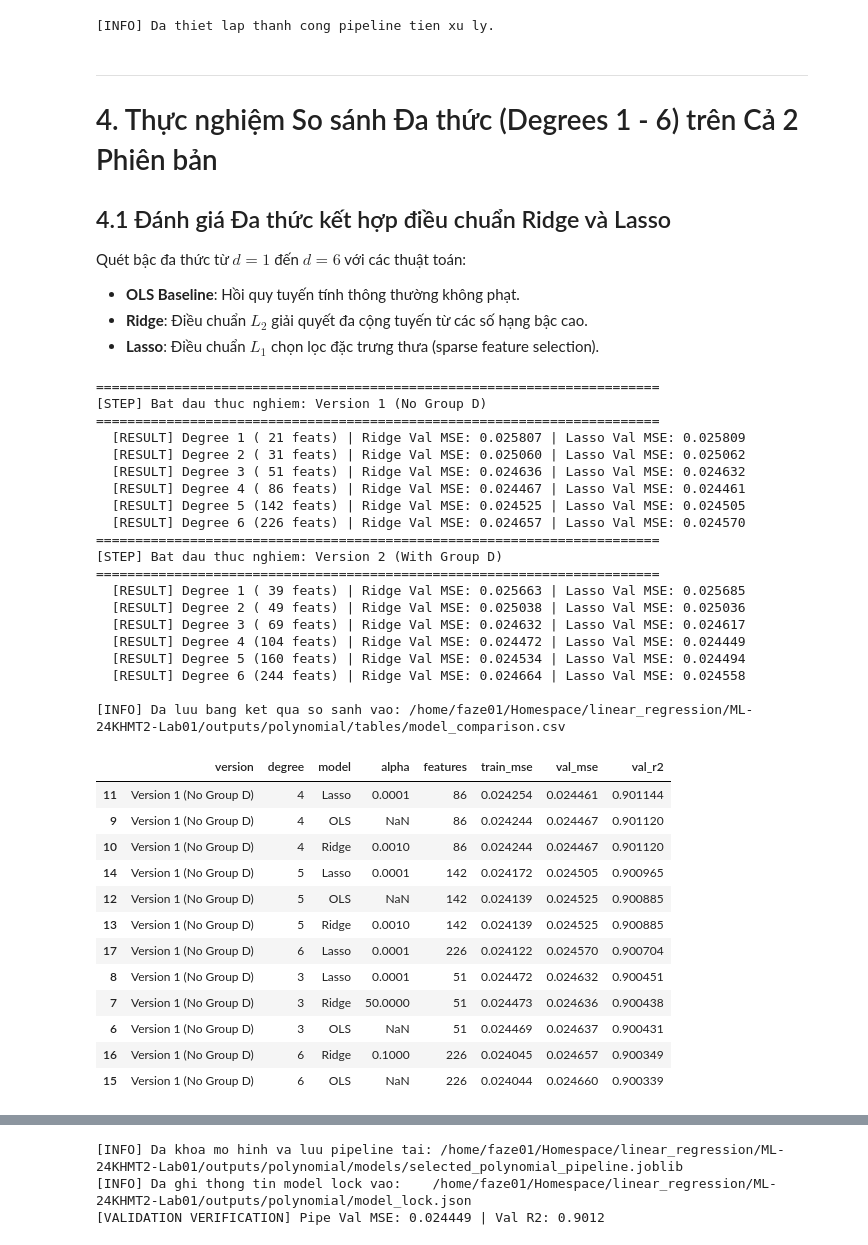
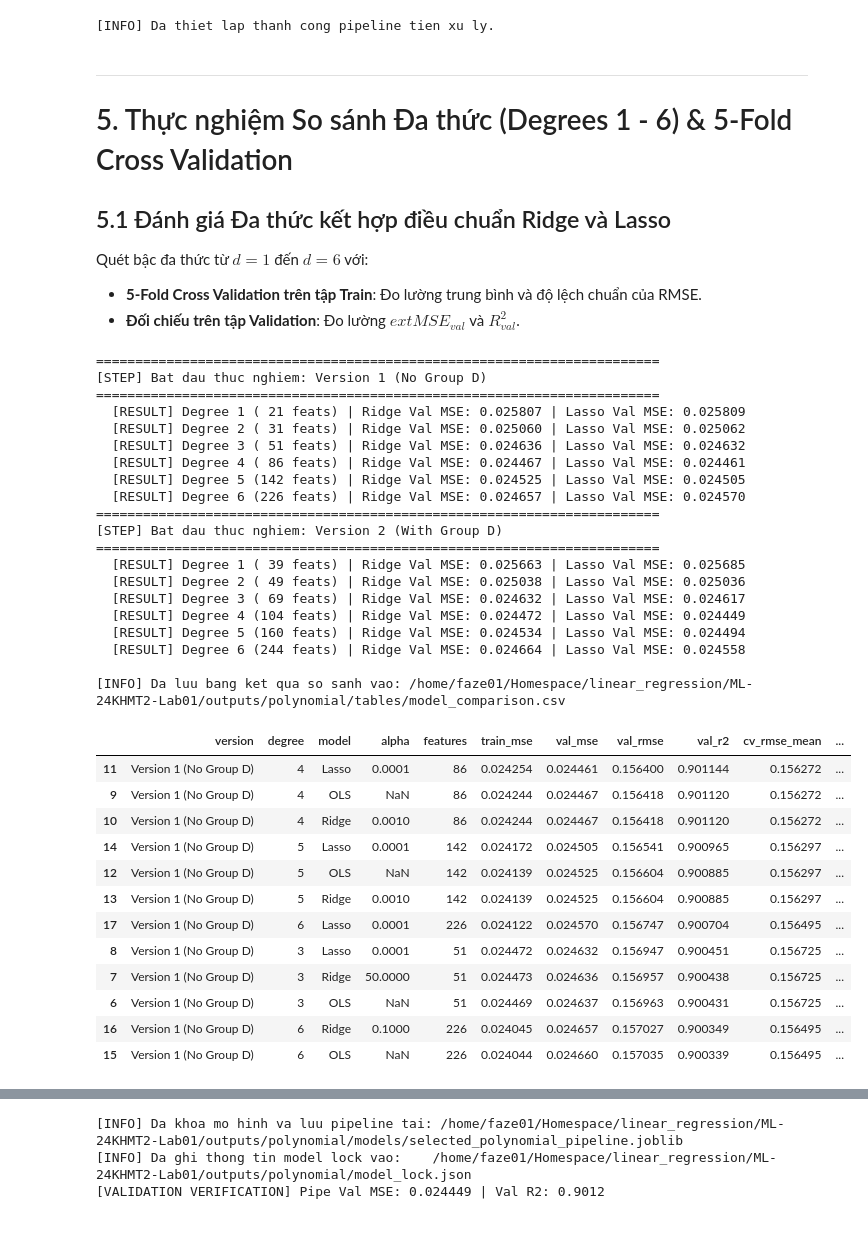
Before and after one commit to THANForeigner/ML-24KHMT2-Lab01, a Jupyter notebook: outputs/polynomial/executed_notebook.ipynb, the cells around one changed output, grey strips where cells are left out. Saved outputs shown, nothing was run; the diff lists cells and outputs as text; code cells hidden in the pictures.

```diff
--- a/outputs/polynomial/executed_notebook.ipynb
+++ b/outputs/polynomial/executed_notebook.ipynb
@@ -175,17 +207,18 @@ print("[INFO] Da thiet lap thanh cong pipeline tien xu ly.")
 [INFO] Da thiet lap thanh cong pipeline tien xu ly.
 # %% [markdown]
 ---
-# 4. Thực nghiệm So sánh Đa thức (Degrees 1 - 6) trên Cả 2 Phiên bản
-## 4.1 Đánh giá Đa thức kết hợp điều chuẩn Ridge và Lasso
+# 5. Thực nghiệm So sánh Đa thức (Degrees 1 - 6) & 5-Fold Cross Validation
+## 5.1 Đánh giá Đa thức kết hợp điều chuẩn Ridge và Lasso
 
-Quét bậc đa thức từ $d = 1$ đến $d = 6$ với các thuật toán:
-- **OLS Baseline**: Hồi quy tuyến tính thông thường không phạt.
-- **Ridge**: Điều chuẩn $L_2$ giải quyết đa cộng tuyến từ các số hạng bậc cao.
-- **Lasso**: Điều chuẩn $L_1$ chọn lọc đặc trưng thưa (sparse feature selection).
+Quét bậc đa thức từ $d = 1$ đến $d = 6$ với:
+- **5-Fold Cross Validation trên tập Train**: Đo lường trung bình và độ lệch chuẩn của RMSE.
+- **Đối chiếu trên tập Validation**: Đo lường $	ext{MSE}_{val}$ và $R^2_{val}$.
 # %%
 degrees = [1, 2, 3, 4, 5, 6]
 alphas_ridge = [1e-3, 1e-2, 0.1, 1.0, 10.0, 50.0, 100.0]
 alphas_lasso = [1e-4, 5e-4, 1e-3, 5e-3, 1e-2]
+
+kf = KFold(n_splits=5, shuffle=True, random_state=42)
 
 results_all = []
 trained_models_storage = {}
@@ -200,6 +233,16 @@ for version_name, use_d in [('Version 1 (No Group D)', False), ('Version 2 (With
             train_df, val_df, use_group_d=use_d, degree=deg
         )
 
+        # 5-fold CV folds tren train cho Ridge mac dinh
+        cv_rmses = []
+        for tr_idx, hld_idx in kf.split(X_tr):
+            r_fold = Ridge(alpha=50.0, random_state=42)
+            r_fold.fit(X_tr[tr_idx], y_tr[tr_idx])
+            pred_fold = r_fold.predict(X_tr[hld_idx])
+            cv_rmses.append(np.sqrt(mean_squared_error(y_tr[hld_idx], pred_fold)))
+        cv_rmse_mean = float(np.mean(cv_rmses))
+        cv_rmse_std = float(np.std(cv_rmses))
+
         # 1. OLS Baseline
         ols = LinearRegression()
         ols.fit(X_tr, y_tr)
@@ -209,7 +252,8 @@ for version_name, use_d in [('Version 1 (No Group D)', False), ('Version 2 (With
         r2_va_ols = r2_score(y_va, va_pred_ols)
         results_all.append({
             'version': version_name, 'degree': deg, 'model': 'OLS', 'alpha': None, 'features': n_feats,
-            'train_mse': mse_tr_ols, 'val_mse': mse_va_ols, 'val_r2': r2_va_ols
+            'train_mse': mse_tr_ols, 'val_mse': mse_va_ols, 'val_rmse': np.sqrt(mse_va_ols), 'val_r2': r2_va_ols,
+            'cv_rmse_mean': cv_rmse_mean, 'cv_rmse_std': cv_rmse_std
         })
         trained_models_storage[(version_name, deg, 'OLS')] = ols
 
@@ -229,7 +273,8 @@ for version_name, use_d in [('Version 1 (No Group D)', False), ('Version 2 (With
         tr_mse_ridge = mean_squared_error(y_tr, best_ridge_model.predict(X_tr))
         results_all.append({
             'version': version_name, 'degree': deg, 'model': 'Ridge', 'alpha': best_ridge_alpha, 'features': n_feats,
-            'train_mse': tr_mse_ridge, 'val_mse': best_ridge_mse, 'val_r2': r2_ridge
+            'train_mse': tr_mse_ridge, 'val_mse': best_ridge_mse, 'val_rmse': np.sqrt(best_ridge_mse), 'val_r2': r2_ridge,
+            'cv_rmse_mean': cv_rmse_mean, 'cv_rmse_std': cv_rmse_std
         })
         trained_models_storage[(version_name, deg, 'Ridge')] = best_ridge_model
 
@@ -249,49 +294,50 @@ for version_name, use_d in [('Version 1 (No Group D)', False), ('Version 2 (With
         tr_mse_lasso = mean_squared_error(y_tr, best_lasso_model.predict(X_tr))
         results_all.append({
             'version': version_name, 'degree': deg, 'model': 'Lasso', 'alpha': best_lasso_alpha, 'features': n_feats,
-            'train_mse': tr_mse_lasso, 'val_mse': best_lasso_mse, 'val_r2': r2_lasso
+            'train_mse': tr_mse_lasso, 'val_mse': best_lasso_mse, 'val_rmse': np.sqrt(best_lasso_mse), 'val_r2': r2_lasso,
+            'cv_rmse_mean': cv_rmse_mean, 'cv_rmse_std': cv_rmse_std
         })
         trained_models_storage[(version_name, deg, 'Lasso')] = best_lasso_model
 
         print(f"  [RESULT] Degree {deg} ({n_feats:3d} feats) | Ridge Val MSE: {best_ridge_mse:.6f} | Lasso Val MSE: {best_lasso_mse:.6f}")
 
 df_comparison = pd.DataFrame(results_all)
 df_comparison.to_csv(TABLE_DIR / 'model_comparison.csv', index=False)
 print(f"\n[INFO] Da luu bang ket qua so sanh vao: {TABLE_DIR / 'model_comparison.csv'}")
 display(df_comparison.sort_values(by=['version', 'val_mse']).head(12))
 # %% [output]
 ========================================================================
 [STEP] Bat dau thuc nghiem: Version 1 (No Group D)
 ========================================================================
   [RESULT] Degree 1 ( 21 feats) | Ridge Val MSE: 0.025807 | Lasso Val MSE: 0.025809
   [RESULT] Degree 2 ( 31 feats) | Ridge Val MSE: 0.025060 | Lasso Val MSE: 0.025062
   [RESULT] Degree 3 ( 51 feats) | Ridge Val MSE: 0.024636 | Lasso Val MSE: 0.024632
   [RESULT] Degree 4 ( 86 feats) | Ridge Val MSE: 0.024467 | Lasso Val MSE: 0.024461
   [RESULT] Degree 5 (142 feats) | Ridge Val MSE: 0.024525 | Lasso Val MSE: 0.024505
   [RESULT] Degree 6 (226 feats) | Ridge Val MSE: 0.024657 | Lasso Val MSE: 0.024570
 ========================================================================
 [STEP] Bat dau thuc nghiem: Version 2 (With Group D)
 ========================================================================
   [RESULT] Degree 1 ( 39 feats) | Ridge Val MSE: 0.025663 | Lasso Val MSE: 0.025685
   [RESULT] Degree 2 ( 49 feats) | Ridge Val MSE: 0.025038 | Lasso Val MSE: 0.025036
   [RESULT] Degree 3 ( 69 feats) | Ridge Val MSE: 0.024632 | Lasso Val MSE: 0.024617
   [RESULT] Degree 4 (104 feats) | Ridge Val MSE: 0.024472 | Lasso Val MSE: 0.024449
   [RESULT] Degree 5 (160 feats) | Ridge Val MSE: 0.024534 | Lasso Val MSE: 0.024494
   [RESULT] Degree 6 (244 feats) | Ridge Val MSE: 0.024664 | Lasso Val MSE: 0.024558
 
 [INFO] Da luu bang ket qua so sanh vao: /home/faze01/Homespace/linear_regression/ML-24KHMT2-Lab01/outputs/polynomial/tables/model_comparison.csv
-|  | version | degree | model | alpha | features | train_mse | val_mse | val_r2 |
-| 11 | Version 1 (No Group D) | 4 | Lasso | 0.0001 | 86 | 0.024254 | 0.024461 | 0.901144 |
-| 9 | Version 1 (No Group D) | 4 | OLS | NaN | 86 | 0.024244 | 0.024467 | 0.901120 |
-| 10 | Version 1 (No Group D) | 4 | Ridge | 0.0010 | 86 | 0.024244 | 0.024467 | 0.901120 |
-| 14 | Version 1 (No Group D) | 5 | Lasso | 0.0001 | 142 | 0.024172 | 0.024505 | 0.900965 |
-| 12 | Version 1 (No Group D) | 5 | OLS | NaN | 142 | 0.024139 | 0.024525 | 0.900885 |
-| 13 | Version 1 (No Group D) | 5 | Ridge | 0.0010 | 142 | 0.024139 | 0.024525 | 0.900885 |
-| 17 | Version 1 (No Group D) | 6 | Lasso | 0.0001 | 226 | 0.024122 | 0.024570 | 0.900704 |
-| 8 | Version 1 (No Group D) | 3 | Lasso | 0.0001 | 51 | 0.024472 | 0.024632 | 0.900451 |
-| 7 | Version 1 (No Group D) | 3 | Ridge | 50.0000 | 51 | 0.024473 | 0.024636 | 0.900438 |
-| 6 | Version 1 (No Group D) | 3 | OLS | NaN | 51 | 0.024469 | 0.024637 | 0.900431 |
-| 16 | Version 1 (No Group D) | 6 | Ridge | 0.1000 | 226 | 0.024045 | 0.024657 | 0.900349 |
-| 15 | Version 1 (No Group D) | 6 | OLS | NaN | 226 | 0.024044 | 0.024660 | 0.900339 |
+|  | version | degree | model | alpha | features | train_mse | val_mse | val_rmse | val_r2 | cv_rmse_mean | ... |
+| 11 | Version 1 (No Group D) | 4 | Lasso | 0.0001 | 86 | 0.024254 | 0.024461 | 0.156400 | 0.901144 | 0.156272 | ... |
+| 9 | Version 1 (No Group D) | 4 | OLS | NaN | 86 | 0.024244 | 0.024467 | 0.156418 | 0.901120 | 0.156272 | ... |
+| 10 | Version 1 (No Group D) | 4 | Ridge | 0.0010 | 86 | 0.024244 | 0.024467 | 0.156418 | 0.901120 | 0.156272 | ... |
+| 14 | Version 1 (No Group D) | 5 | Lasso | 0.0001 | 142 | 0.024172 | 0.024505 | 0.156541 | 0.900965 | 0.156297 | ... |
+| 12 | Version 1 (No Group D) | 5 | OLS | NaN | 142 | 0.024139 | 0.024525 | 0.156604 | 0.900885 | 0.156297 | ... |
+| 13 | Version 1 (No Group D) | 5 | Ridge | 0.0010 | 142 | 0.024139 | 0.024525 | 0.156604 | 0.900885 | 0.156297 | ... |
+| 17 | Version 1 (No Group D) | 6 | Lasso | 0.0001 | 226 | 0.024122 | 0.024570 | 0.156747 | 0.900704 | 0.156495 | ... |
+| 8 | Version 1 (No Group D) | 3 | Lasso | 0.0001 | 51 | 0.024472 | 0.024632 | 0.156947 | 0.900451 | 0.156725 | ... |
+| 7 | Version 1 (No Group D) | 3 | Ridge | 50.0000 | 51 | 0.024473 | 0.024636 | 0.156957 | 0.900438 | 0.156725 | ... |
+| 6 | Version 1 (No Group D) | 3 | OLS | NaN | 51 | 0.024469 | 0.024637 | 0.156963 | 0.900431 | 0.156725 | ... |
+| 16 | Version 1 (No Group D) | 6 | Ridge | 0.1000 | 226 | 0.024045 | 0.024657 | 0.157027 | 0.900349 | 0.156495 | ... |
+| 15 | Version 1 (No Group D) | 6 | OLS | NaN | 226 | 0.024044 | 0.024660 | 0.157035 | 0.900339 | 0.156495 | ... |
 # %% [markdown]
 ---
```
Also changed, not shown: parts of 13 cells of this notebook, 18 other files.
